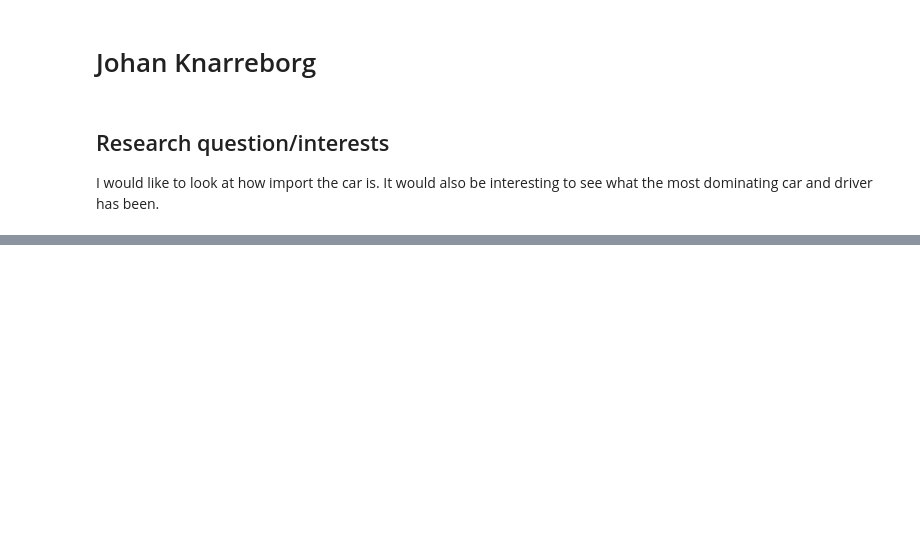
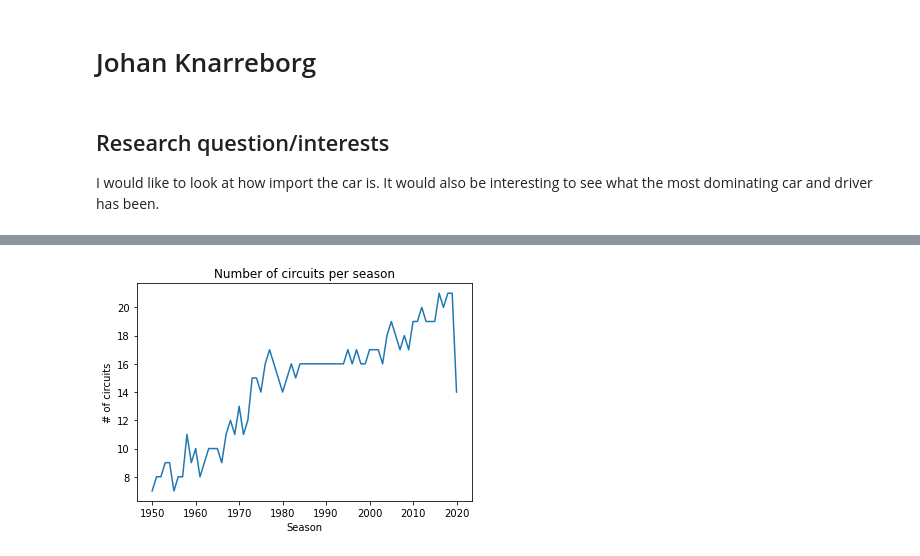
Before and after one commit to data301-2021-winter1/group16-project, a Jupyter notebook: notebooks/analysis1.ipynb, the cells around one changed output, grey strips where cells are left out. Cells and saved outputs as stored; diff of their text form; code cells hidden in the pictures; blank space fills up the shorter version.

```diff
--- a/notebooks/analysis1.ipynb
+++ b/notebooks/analysis1.ipynb
@@ -103,0 +62,15 @@ Name: driverId, dtype: int64
+# %%
+#Number of circuits per season
+year_season =[[],[]]
+for i in range(1950,2021):
+    season = results_races[results_races["year"]==i]
+    n = season.circuitId.unique()
+    year_season[0].append(i)
+    year_season[1].append(len(n))
+plt.plot(year_season[0],year_season[1])
+plt.title("Number of circuits per season")
+plt.xlabel("Season")
+plt.ylabel("# of circuits")
+plt.show()
+# %% [output]
+[figure, added]
```
Also changed, not shown: parts of 13 cells of this notebook.
